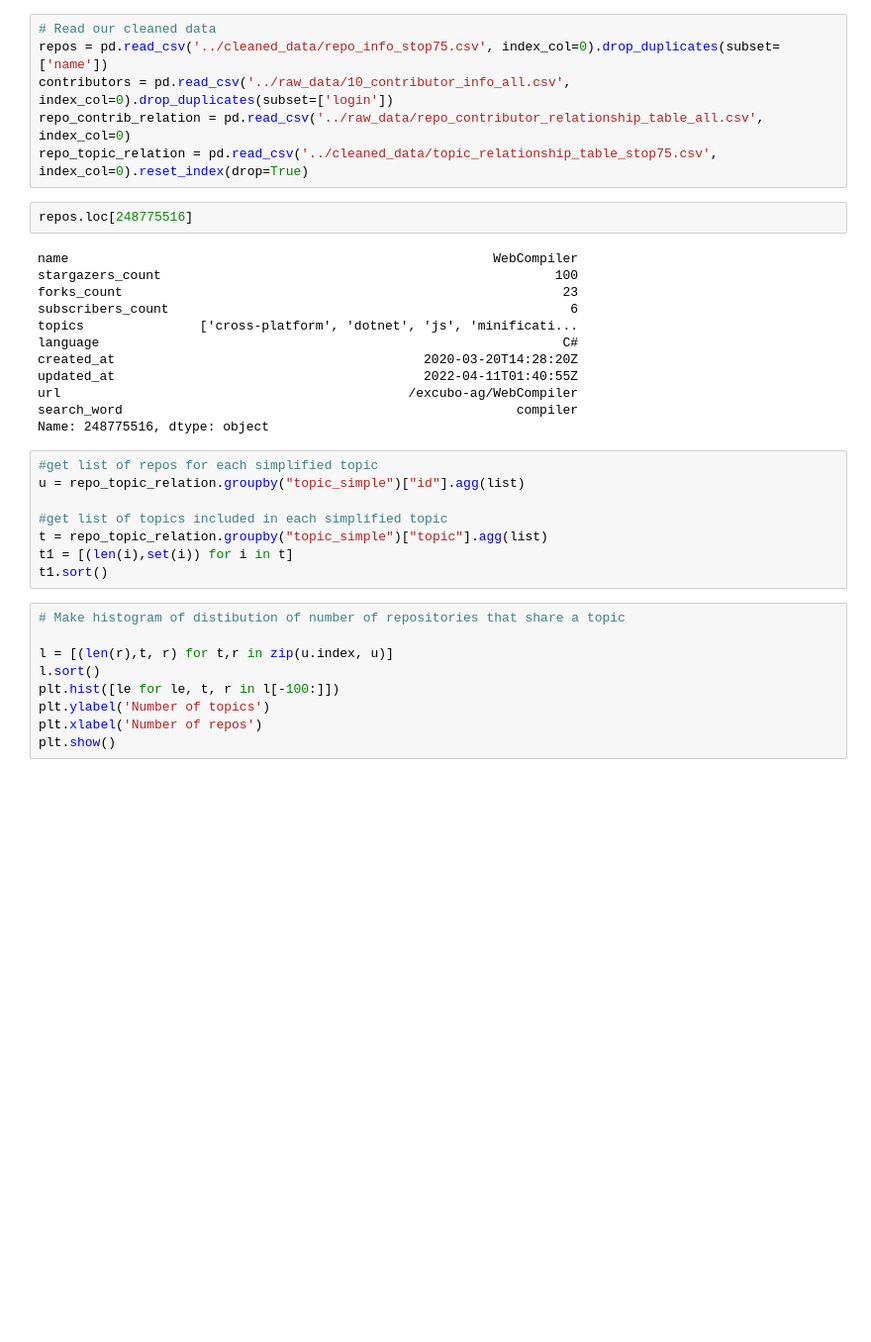
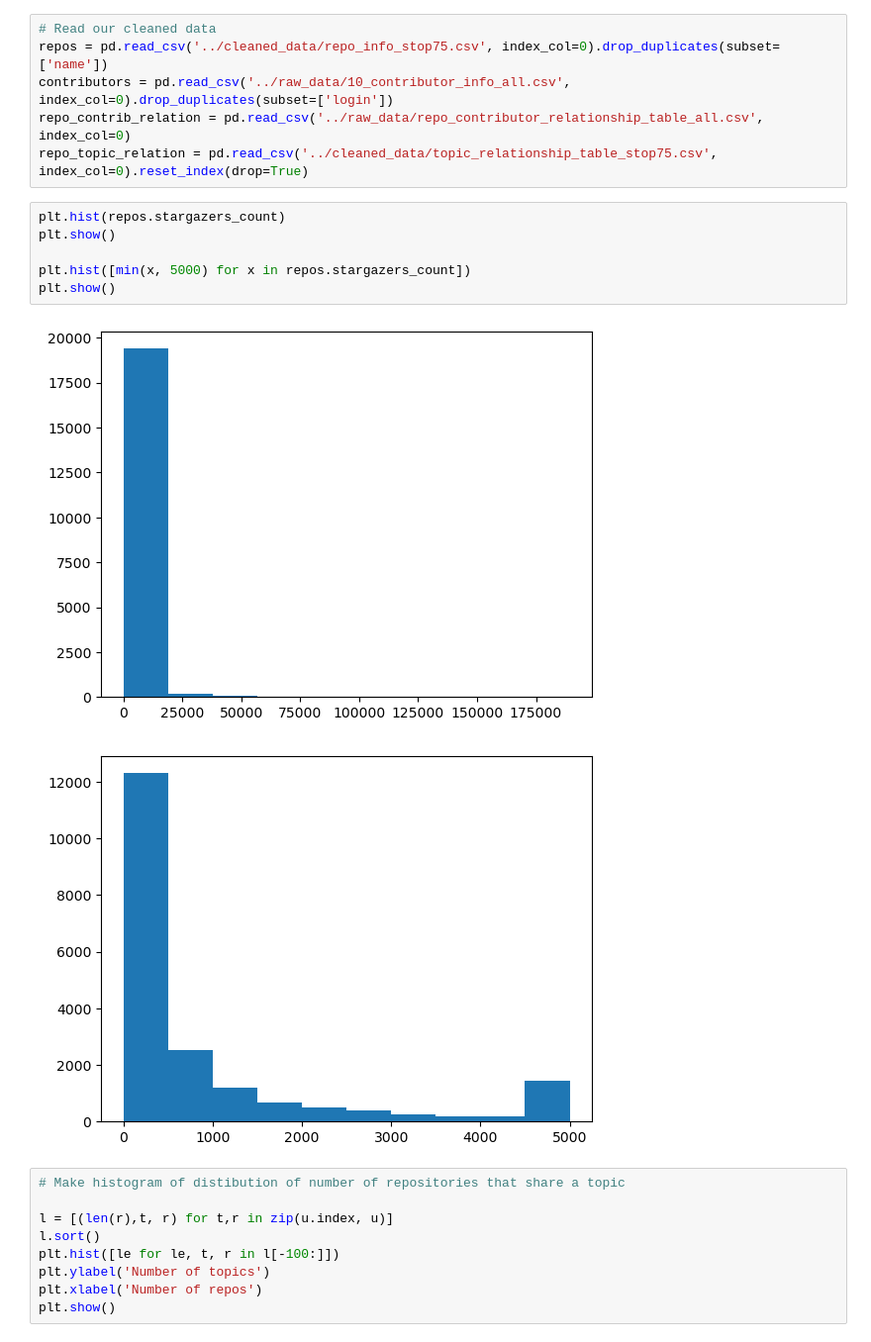
Before and after one commit to michbaum/githubGraph, a Jupyter notebook: scripts/data_visualization_network.ipynb, the cells around one changed output. Shown at 99% size. Cells and saved outputs as stored; diff of their text form; blank space fills up the shorter version.

```diff
--- a/scripts/data_visualization_network.ipynb
+++ b/scripts/data_visualization_network.ipynb
@@ -21,28 +22,15 @@ repos = pd.read_csv('../cleaned_data/repo_info_stop75.csv', index_col=0).drop_du
 contributors = pd.read_csv('../raw_data/10_contributor_info_all.csv', index_col=0).drop_duplicates(subset=['login'])
 repo_contrib_relation = pd.read_csv('../raw_data/repo_contributor_relationship_table_all.csv', index_col=0)
 repo_topic_relation = pd.read_csv('../cleaned_data/topic_relationship_table_stop75.csv', index_col=0).reset_index(drop=True)
-# %%
-repos.loc[248775516]
-# %% [output]
-name                                                       WebCompiler
-stargazers_count                                                   100
-forks_count                                                         23
-subscribers_count                                                    6
-topics               ['cross-platform', 'dotnet', 'js', 'minificati...
-language                                                            C#
-created_at                                        2020-03-20T14:28:20Z
-updated_at                                        2022-04-11T01:40:55Z
-url                                             /excubo-ag/WebCompiler
-search_word                                                   compiler
-Name: 248775516, dtype: object
-# %%
-#get list of repos for each simplified topic
-u = repo_topic_relation.groupby("topic_simple")["id"].agg(list)
-
-#get list of topics included in each simplified topic
-t = repo_topic_relation.groupby("topic_simple")["topic"].agg(list)
-t1 = [(len(i),set(i)) for i in t]
-t1.sort()
+# %%
+plt.hist(repos.stargazers_count)
+plt.show()
+
+plt.hist([min(x, 5000) for x in repos.stargazers_count])
+plt.show()
+# %% [output]
+[figure, added]
+[figure, added]
 # %%
 # Make histogram of distibution of number of repositories that share a topic
 
```
Also changed, not shown: parts of 35 cells of this notebook, 30 other files.
